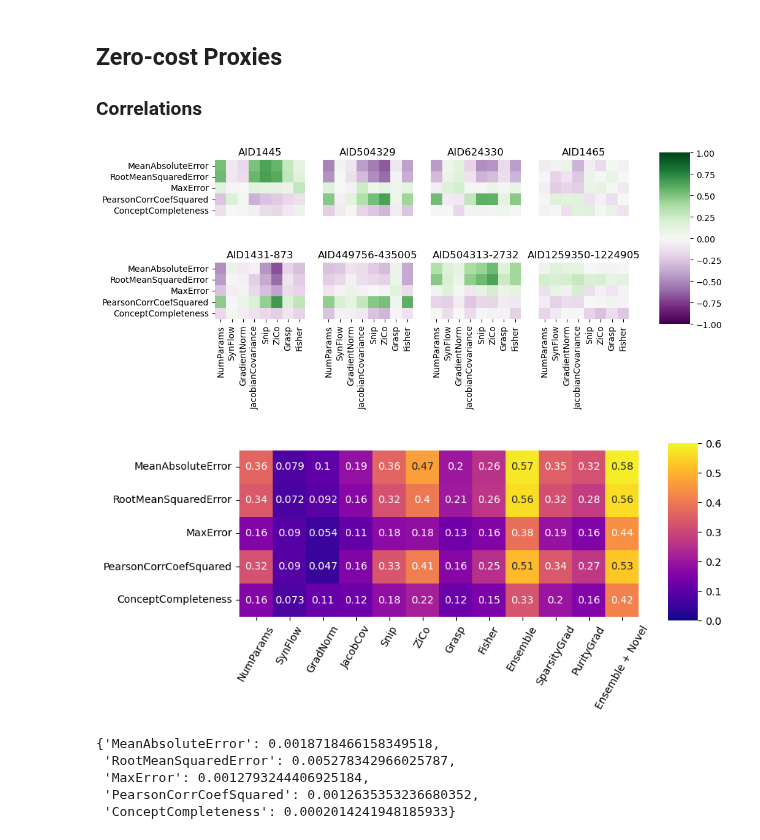
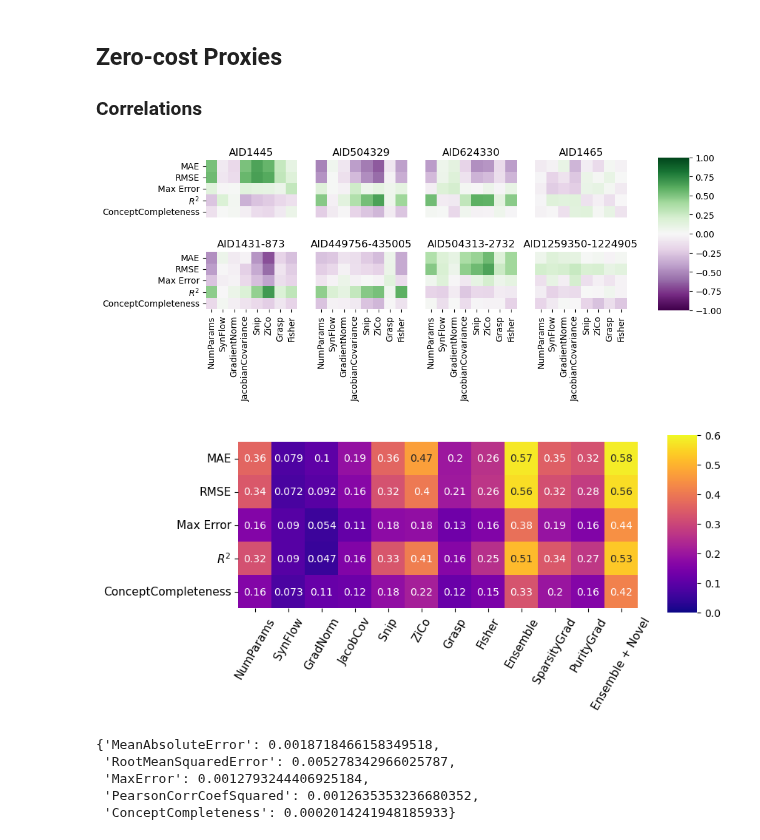
Before and after one commit to harryknighton/drug-discovery-automl, a Jupyter notebook: notebooks/evaluation.ipynb, the cells around one changed output. Drawn from its saved outputs; the diff is of its cells as text; code cells hidden in the pictures.

```diff
--- a/notebooks/evaluation.ipynb
+++ b/notebooks/evaluation.ipynb
@@ -54,6 +51,7 @@ img_ext = '.pdf'
 # %%
 datasets = ['AID1445', 'AID504329', 'AID624330', 'AID1465', 'AID1431-873', 'AID449756-435005', 'AID504313-2732', 'AID1259350-1224905']
 metric_names = ['MeanAbsoluteError', 'RootMeanSquaredError', 'MaxError', 'PearsonCorrCoefSquared', 'ConceptCompleteness']
+metric_nice_names = {'MeanAbsoluteError': 'MAE', 'RootMeanSquaredError': 'RMSE', 'MaxError': 'Max Error', 'PearsonCorrCoefSquared': '$R^2$', 'ConceptCompleteness': 'ConceptCompleteness'}
 proxy_names = ['NumParams', 'SynFlow', 'GradientNorm', 'JacobianCovariance', 'Snip', 'ZiCo', 'Grasp', 'Fisher', 'LatentSparsityGrad', 'ConceptPurityGrad']
 METRIC_HIGHER_IS_BETTER = {
     'MeanAbsoluteError': False,
@@ -571,8 +569,6 @@ metrics = defaultdict(list)
 
 for dataset in datasets:
     dataset_metrics = defaultdict(list)
-    if dataset == 'AID504313-2732':
-        continue
     for experiment in experiments:
         exp_dir = _get_log_dir(dataset, experiment, 'DROnly')
         result = read_json_file(exp_dir, 'best_architecture.json')
@@ -582,31 +578,6 @@ for dataset in datasets:
     for metric in metrics_to_save:
         metrics[metric].append(torch.tensor(dataset_metrics[metric]))
 # %%
-scaled_metrics = metrics
+scaled_metrics = {}
 for metric, values in metrics.items():
-    scaled_metrics[metric] = [(v - v.min()) / (v.max() - v.min()) for v in values]
+    scaled_metrics[metric] = [(v - v.mean()) / (v.std()) for v in values]
-# %%
-means = {}
-upper_bounds = {}
-lower_bounds = {}
-labels = {'PearsonCorrCoefSquared': '$R^2$', 'ConceptCompleteness': 'Concept Completeness', 'RootMeanSquaredError': 'RMSE'}
-colours = {'PearsonCorrCoefSquared': 'blue', 'ConceptCompleteness': 'red', 'RootMeanSquaredError': 'green'}
-for metric, values in scaled_metrics.items():
-    mean, lower, upper = calculate_confidence_interval(values)
-    means[metric] = mean
-    lower_bounds[metric] = lower
-    upper_bounds[metric] = upper
-means['ConceptCompleteness'] = 1 - means['ConceptCompleteness']
-lower_bounds['ConceptCompleteness'] = 1 - lower_bounds['ConceptCompleteness']
-upper_bounds['ConceptCompleteness'] = 1 - upper_bounds['ConceptCompleteness']
-xs = [0, 0.25, 0.5, 0.75, 1]
-fig, ax = plt.subplots(figsize=(6, 4))
-ax.set_ylabel('Scaled Metric')
-ax.set_xlabel('Loss Explainability Ratio')
-for metric in scaled_metrics:
-    ax.plot(xs, means[metric], color=colours[metric], label=labels[metric])
-    ax.fill_between(xs, lower_bounds[metric], upper_bounds[metric], color=colours[metric], alpha=.15)
-ax.set_ylim(ymin=0)
-ax.legend(loc='best')
-fig.tight_layout()
-fig.savefig(config.FIGURES_DIR / ('loss_explainability_tradeoff' + img_ext), bbox_inches='tight')
@@ -616,34 +632,34 @@ fig.savefig(config.FIGURES_DIR / ('loss_explainability_tradeoff' + img_ext), bbo
 ## Zero-cost Proxies
 ### Correlations
 # %%
-fig, axs = plt.subplots(2, 4, figsize=(10, 4))
+fig, axs = plt.subplots(2, 4, figsize=(10, 3.5))
 
 fig.subplots_adjust(right=0.8)
 cbar_ax = fig.add_axes([0.85, 0.15, 0.05, 0.7])
 for i, (ax, dataset) in enumerate(zip(axs.flatten(), datasets)):
     ax.set_title(dataset)
     proxies, metrics = load_samples(dataset)
     proxies = {k: v.cpu().detach() for k, v in proxies.items()}
     metrics = {k: v.cpu().detach() for k, v in metrics.items()}
     experiment_df = pd.DataFrame(proxies | metrics)
     corrs = experiment_df.corr()
     corrs.loc['ConceptCompleteness', :] = - corrs.loc['ConceptCompleteness', :]
     sns.heatmap(
-        corrs[proxy_names[:-2]].loc[metric_names, :],
+        corrs[proxy_names[:-2]].loc[metric_names, :].rename(metric_nice_names),
         xticklabels=i >= 4,
         yticklabels=i == 0 or i == 4,
         annot=False,
         square=True,
         ax=ax,
         cmap='PRGn',
         cbar_ax=cbar_ax,
         vmin=-1.0,
         vmax=1,
         center=0,
     )
 fig.savefig(config.FIGURES_DIR / ('metric_proxy_correlations' + img_ext), bbox_inches='tight')
 # %% [output]
-[figure, old version]
+[figure, new version]
 # %%
 dataset_corrs = []
 ensemble_ex_ps = defaultdict(list)
@@ -700,7 +716,7 @@ fig.subplots_adjust(right=0.8)
 cbar_ax = fig.add_axes([0.85, 0.2, 0.05, 0.6])
 
 sns.heatmap(
-    df_to_plot,
+    df_to_plot.rename(metric_nice_names),
     xticklabels=True,
     yticklabels=True,
     annot=True,
@@ -711,10 +727,11 @@ sns.heatmap(
     vmin=0.0,
     vmax=0.6
 )
-ax.set_xticklabels(ax.get_xticklabels(), rotation=60)
+ax.set_xticklabels(ax.get_xticklabels(), rotation=60, fontsize=11)
+ax.set_yticklabels(ax.get_yticklabels(), rotation=0, fontsize=11)
 fig.savefig(config.FIGURES_DIR / ('abs_metric_proxy_correlations' + img_ext), bbox_inches='tight')
 # %% [output]
-[figure, old version]
+[figure, new version]
 # %%
 # Average p values
 {k: max(v) for k, v in ensemble_ex_ps.items()}
```
Also changed, not shown: parts of 4 cells of this notebook.
